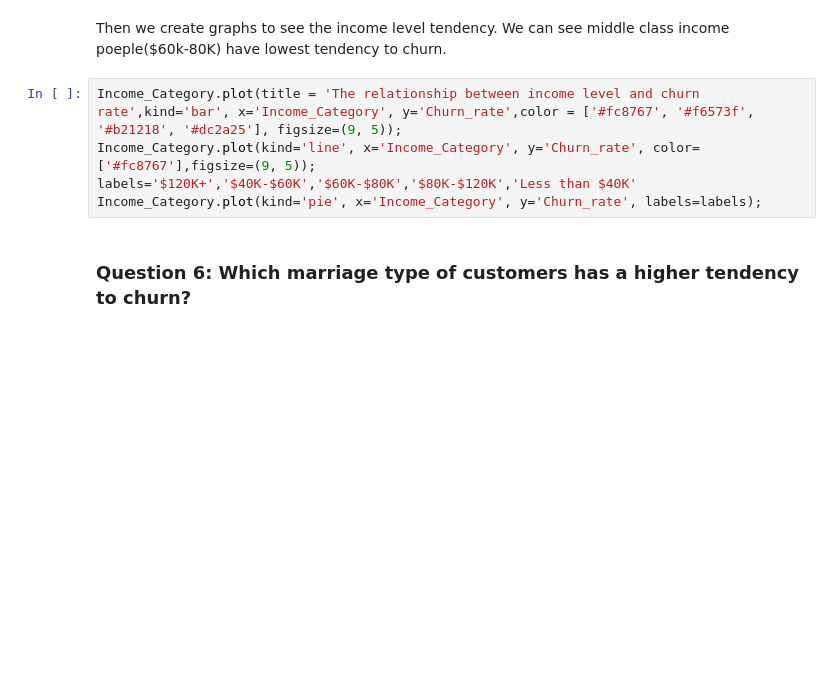
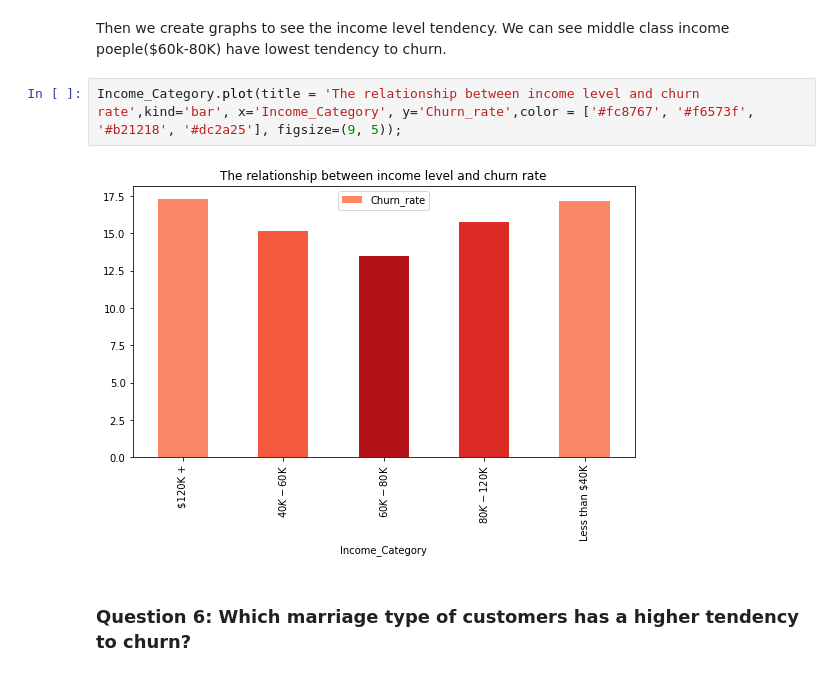
Before and after one commit to zhouchun0105/credit-card-churners, a Jupyter notebook: SUBMIT_creditcard_churners_team1.ipynb, the cells around one changed output. Cells and saved outputs as stored; diff of their text form; blank space fills up the shorter version.

```diff
--- a/SUBMIT_creditcard_churners_team1.ipynb
+++ b/SUBMIT_creditcard_churners_team1.ipynb
@@ -270,9 +276,8 @@ Income_Category
 Then we create graphs to see the income level tendency. We can see middle class income poeple($60k-80K) have lowest tendency to churn.
 # %%
 Income_Category.plot(title = 'The relationship between income level and churn rate',kind='bar', x='Income_Category', y='Churn_rate',color = ['#fc8767', '#f6573f', '#b21218', '#dc2a25'], figsize=(9, 5));
-Income_Category.plot(kind='line', x='Income_Category', y='Churn_rate', color=['#fc8767'],figsize=(9, 5));
-labels='$120K+','$40K-$60K','$60K-$80K','$80K-$120K','Less than $40K'
-Income_Category.plot(kind='pie', x='Income_Category', y='Churn_rate', labels=labels);
+# %% [output]
+[figure, added]
 # %% [markdown]
 ### **Question 6: Which marriage type of customers has a higher tendency to churn?**
 # %% [markdown]
```
Also changed, not shown: parts of 8 cells of this notebook.
